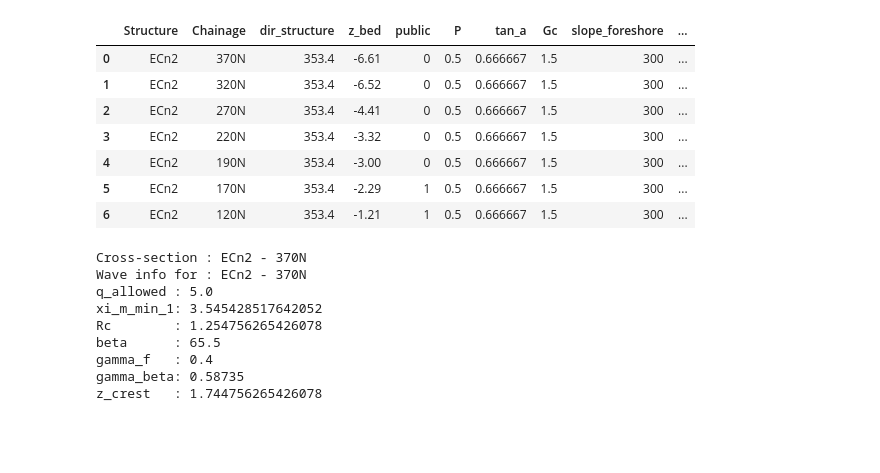
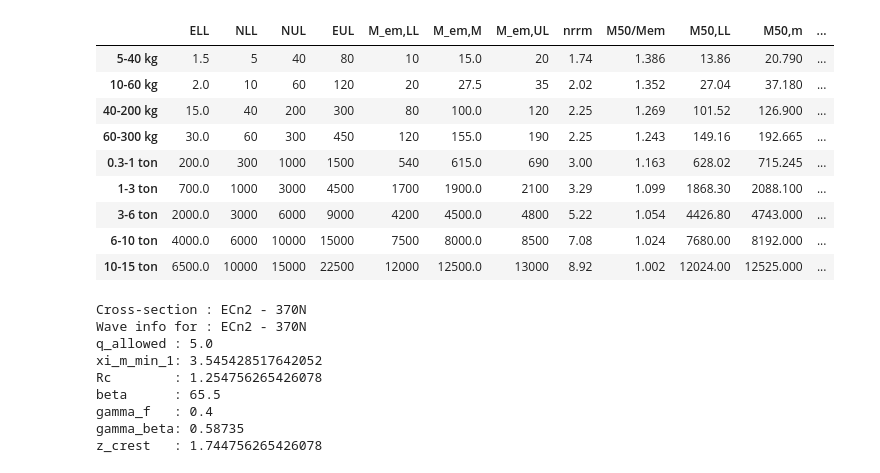
Before and after one commit to Sander-w/breakwater, a Jupyter notebook: Notebooks/Constanta Phase III/Constanta Phase III load data.ipynb, the cells around one changed output. Saved outputs shown, nothing was run; the diff lists cells and outputs as text; code cells hidden in the pictures; blank space fills up the shorter version.

Commit message:
Add last breakwater properties: toe grading, grading selection, scour depth and volume

```diff
--- a/Notebooks/Constanta Phase III/Constanta Phase III load data.ipynb
+++ b/Notebooks/Constanta Phase III/Constanta Phase III load data.ipynb
@@ -34,4 +40,8 @@ concrete_element_data = pd.read_excel(Path("./Input data/") / "test_data_phase_I
                                       sheet_name='Input_concrete_elements',
                                       index_col = 0,
                                       skiprows = 1)
+gradings_data = pd.read_excel(Path("./Input data/") / "test_data_phase_II.xlsx",
+                                      sheet_name='input_rock_gradings',
+                                      index_col = 0,
+                                      skiprows = 2)
 # %%
@@ -78,14 +53,18 @@ wave_data
 # %%
-cross_section_data
+#cross_section_data
-# %% [output]
-|  | Structure | Chainage | dir_structure | z_bed | public | P | tan_a | Gc | slope_foreshore | ... |
-| 0 | ECn2 | 370N | 353.4 | -6.61 | 0 | 0.5 | 0.666667 | 1.5 | 300 | ... |
-| 1 | ECn2 | 320N | 353.4 | -6.52 | 0 | 0.5 | 0.666667 | 1.5 | 300 | ... |
-| 2 | ECn2 | 270N | 353.4 | -4.41 | 0 | 0.5 | 0.666667 | 1.5 | 300 | ... |
-| 3 | ECn2 | 220N | 353.4 | -3.32 | 0 | 0.5 | 0.666667 | 1.5 | 300 | ... |
-| 4 | ECn2 | 190N | 353.4 | -3.00 | 0 | 0.5 | 0.666667 | 1.5 | 300 | ... |
-| 5 | ECn2 | 170N | 353.4 | -2.29 | 1 | 0.5 | 0.666667 | 1.5 | 300 | ... |
-| 6 | ECn2 | 120N | 353.4 | -1.21 | 1 | 0.5 | 0.666667 | 1.5 | 300 | ... |
+# %%
+gradings_data
+# %% [output]
+|  | ELL | NLL | NUL | EUL | M_em,LL | M_em,M | M_em,UL | nrrm | M50/Mem | M50,LL | M50,m | ... |
+| 5-40 kg | 1.5 | 5 | 40 | 80 | 10 | 15.0 | 20 | 1.74 | 1.386 | 13.86 | 20.790 | ... |
+| 10-60 kg | 2.0 | 10 | 60 | 120 | 20 | 27.5 | 35 | 2.02 | 1.352 | 27.04 | 37.180 | ... |
+| 40-200 kg | 15.0 | 40 | 200 | 300 | 80 | 100.0 | 120 | 2.25 | 1.269 | 101.52 | 126.900 | ... |
+| 60-300 kg | 30.0 | 60 | 300 | 450 | 120 | 155.0 | 190 | 2.25 | 1.243 | 149.16 | 192.665 | ... |
+| 0.3-1 ton | 200.0 | 300 | 1000 | 1500 | 540 | 615.0 | 690 | 3.00 | 1.163 | 628.02 | 715.245 | ... |
+| 1-3 ton | 700.0 | 1000 | 3000 | 4500 | 1700 | 1900.0 | 2100 | 3.29 | 1.099 | 1868.30 | 2088.100 | ... |
+| 3-6 ton | 2000.0 | 3000 | 6000 | 9000 | 4200 | 4500.0 | 4800 | 5.22 | 1.054 | 4426.80 | 4743.000 | ... |
+| 6-10 ton | 4000.0 | 6000 | 10000 | 15000 | 7500 | 8000.0 | 8500 | 7.08 | 1.024 | 7680.00 | 8192.000 | ... |
+| 10-15 ton | 6500.0 | 10000 | 15000 | 22500 | 12000 | 12500.0 | 13000 | 8.92 | 1.002 | 12024.00 | 12525.000 | ... |
 # %%
 # CALCULATE CREST HEIGHT FOR OVERTOPPING
 
```
Also changed, not shown: parts of 16 cells of this notebook, 6 other files.
